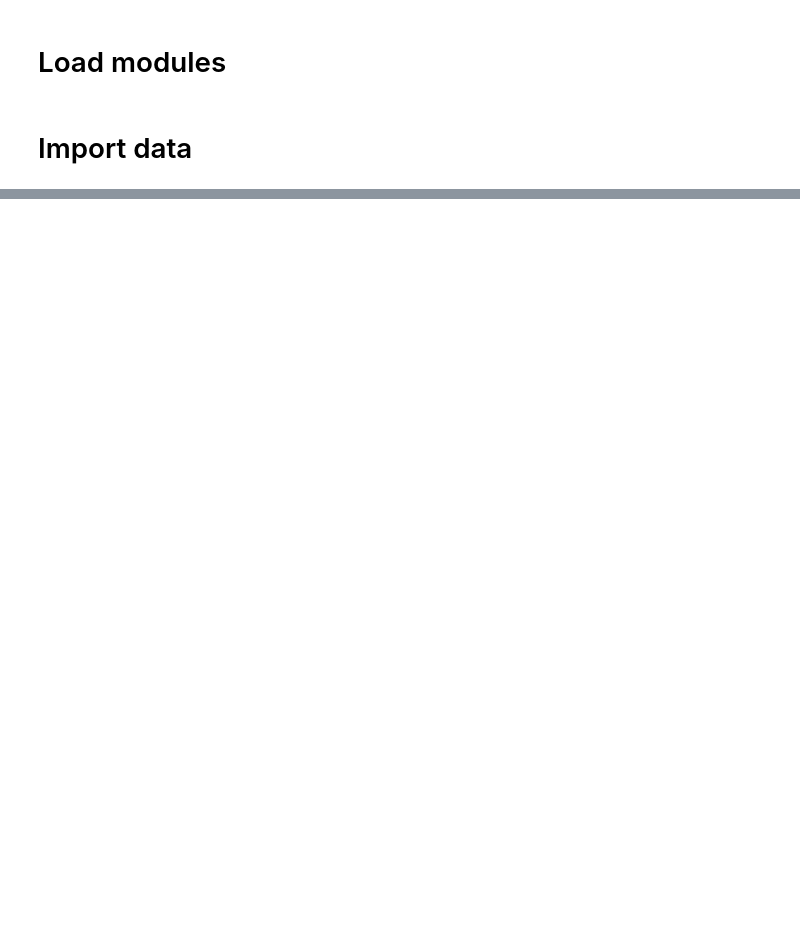
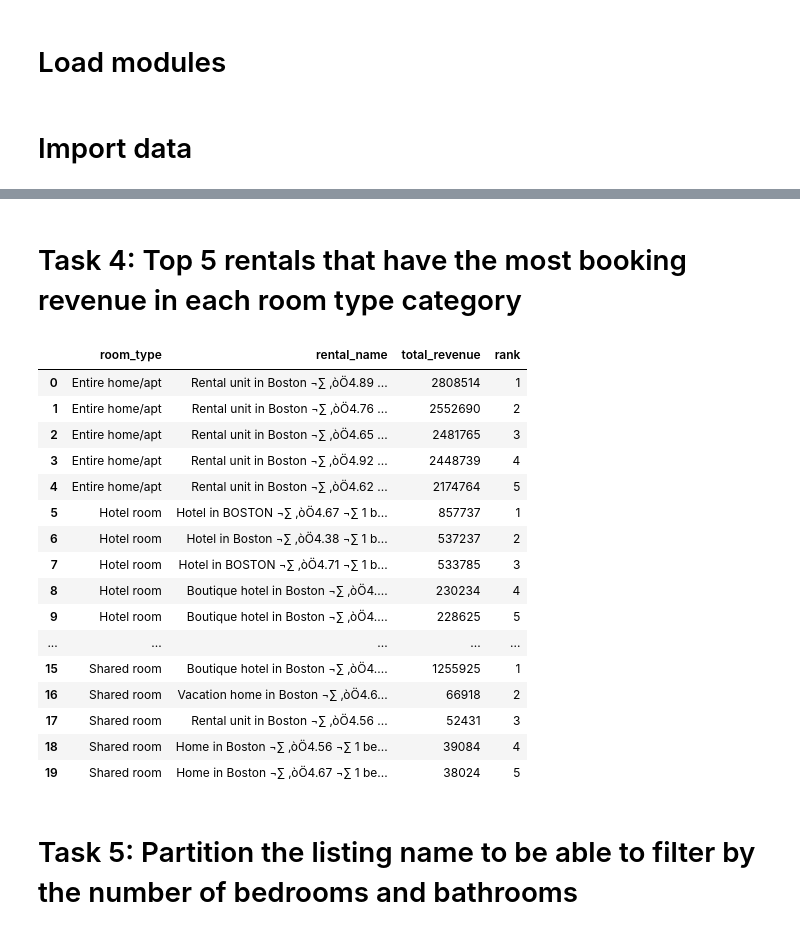
Before and after one commit to radbys/autodesk_assessment, a Jupyter notebook: assessment.ipynb, the cells around one changed output, grey strips where cells are left out. Cells and saved outputs as stored; diff of their text form; code cells hidden in the pictures; blank space fills up the shorter version.

```diff
--- a/assessment.ipynb
+++ b/assessment.ipynb
@@ -25,0 +137,62 @@ reviews = pd.read_excel('data/reviews-Boston.xlsx')
+# %% [markdown]
+# Task 4: Top 5 rentals that have the most booking revenue in each room type category
+# %%
+qry = '''
+WITH total_revenue as (
+    SELECT
+        l.room_type,
+        l.name as rental_name,
+        SUM(bd.revenue) total_revenue
+
+    FROM
+        booking_details as bd
+
+        left join listings as l
+            on bd.listing_id = l.id
+
+    GROUP BY
+        1, 2
+
+),
+rank as (
+    SELECT
+        tr.*,
+        ROW_NUMBER() OVER(PARTITION BY tr.room_type ORDER BY tr.total_revenue DESC) as rank
+
+    FROM
+        total_revenue as tr
+
+)
+SELECT
+    *
+
+FROM
+    rank
+
+WHERE
+    rank <= 5
+
+ORDER BY
+    1, 3 DESC
+'''
+sqldf(qry)
+# %% [output]
+|  | room_type | rental_name | total_revenue | rank |
+| 0 | Entire home/apt | Rental unit in Boston ¬∑ ‚òÖ4.89 ... | 2808514 | 1 |
+| 1 | Entire home/apt | Rental unit in Boston ¬∑ ‚òÖ4.76 ... | 2552690 | 2 |
+| 2 | Entire home/apt | Rental unit in Boston ¬∑ ‚òÖ4.65 ... | 2481765 | 3 |
+| 3 | Entire home/apt | Rental unit in Boston ¬∑ ‚òÖ4.92 ... | 2448739 | 4 |
+| 4 | Entire home/apt | Rental unit in Boston ¬∑ ‚òÖ4.62 ... | 2174764 | 5 |
+| 5 | Hotel room | Hotel in BOSTON ¬∑ ‚òÖ4.67 ¬∑ 1 b... | 857737 | 1 |
+| 6 | Hotel room | Hotel in Boston ¬∑ ‚òÖ4.38 ¬∑ 1 b... | 537237 | 2 |
+| 7 | Hotel room | Hotel in BOSTON ¬∑ ‚òÖ4.71 ¬∑ 1 b... | 533785 | 3 |
+| 8 | Hotel room | Boutique hotel in Boston ¬∑ ‚òÖ4.... | 230234 | 4 |
+| 9 | Hotel room | Boutique hotel in Boston ¬∑ ‚òÖ4.... | 228625 | 5 |
+| ... | ... | ... | ... | ... |
+| 15 | Shared room | Boutique hotel in Boston ¬∑ ‚òÖ4.... | 1255925 | 1 |
+| 16 | Shared room | Vacation home in Boston ¬∑ ‚òÖ4.6... | 66918 | 2 |
+| 17 | Shared room | Rental unit in Boston ¬∑ ‚òÖ4.56 ... | 52431 | 3 |
+| 18 | Shared room | Home in Boston ¬∑ ‚òÖ4.56 ¬∑ 1 be... | 39084 | 4 |
+| 19 | Shared room | Home in Boston ¬∑ ‚òÖ4.67 ¬∑ 1 be... | 38024 | 5 |
+# %% [markdown]
+# Task 5: Partition the listing name to be able to filter by the number of bedrooms and bathrooms
```
Also changed, not shown: parts of 22 cells of this notebook, 3 other files.
